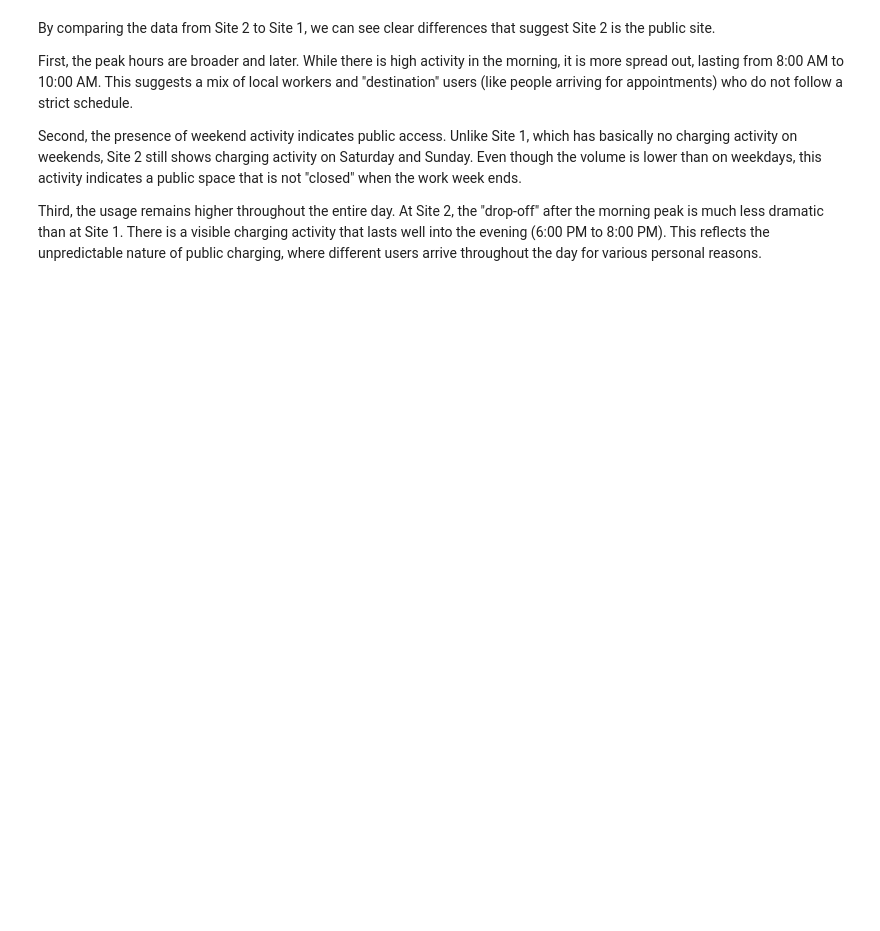
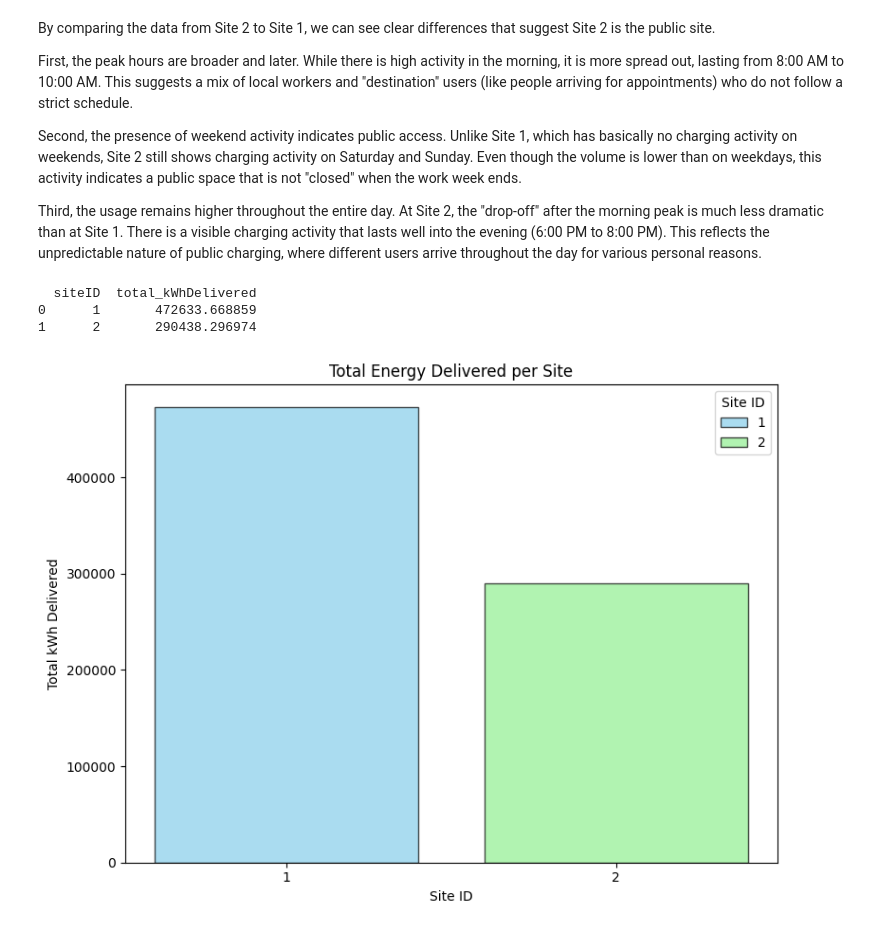
Before and after one commit to lbaudenb/AA_Team_6, a Jupyter notebook: notebooks/02_descriptives.ipynb, the cells around one changed output. Drawn from its saved outputs; the diff is of its cells as text; code cells hidden in the pictures; blank space fills up the shorter version.

Commit message:
added chart for total energy

```diff
--- a/notebooks/02_descriptives.ipynb
+++ b/notebooks/02_descriptives.ipynb
@@ -712,3 +850,31 @@ First, the peak hours are broader and later. While there is high activity in the
 Second, the presence of weekend activity indicates public access. Unlike Site 1, which has basically no charging activity on weekends, Site 2 still shows charging activity on Saturday and Sunday. Even though the volume is lower than on weekdays, this activity indicates a public space that is not "closed" when the work week ends.
 
 Third, the usage remains higher throughout the entire day. At Site 2, the "drop-off" after the morning peak is much less dramatic than at Site 1. There is a visible charging activity that lasts well into the evening (6:00 PM to 8:00 PM). This reflects the unpredictable nature of public charging, where different users arrive throughout the day for various personal reasons.
+# %%
+def calculate_total_energy_site(df):
+    total_energy_site = df.groupby('siteID')['kWhDelivered'].sum().reset_index()
+    total_energy_site = total_energy_site.rename(columns={'kWhDelivered': 'total_kWhDelivered'})
+    return total_energy_site
+
+total_energy_site = calculate_total_energy_site(df)
+print(total_energy_site)
+
+plt.figure(figsize=(8, 6))
+bars = plt.bar(
+    total_energy_site['siteID'].astype(str),
+    total_energy_site['total_kWhDelivered'],
+    color=['#87CEEB', '#90EE90'],
+    alpha=0.7,
+    edgecolor='black'
+ )
+plt.xlabel('Site ID')
+plt.ylabel('Total kWh Delivered')
+plt.title('Total Energy Delivered per Site')
+plt.legend(bars, total_energy_site['siteID'].astype(str), title='Site ID')
+plt.tight_layout()
+plt.show()
+# %% [output]
+  siteID  total_kWhDelivered
+0      1       472633.668859
+1      2       290438.296974
+[figure, added]
```
Also changed, not shown: parts of 18 cells of this notebook.
